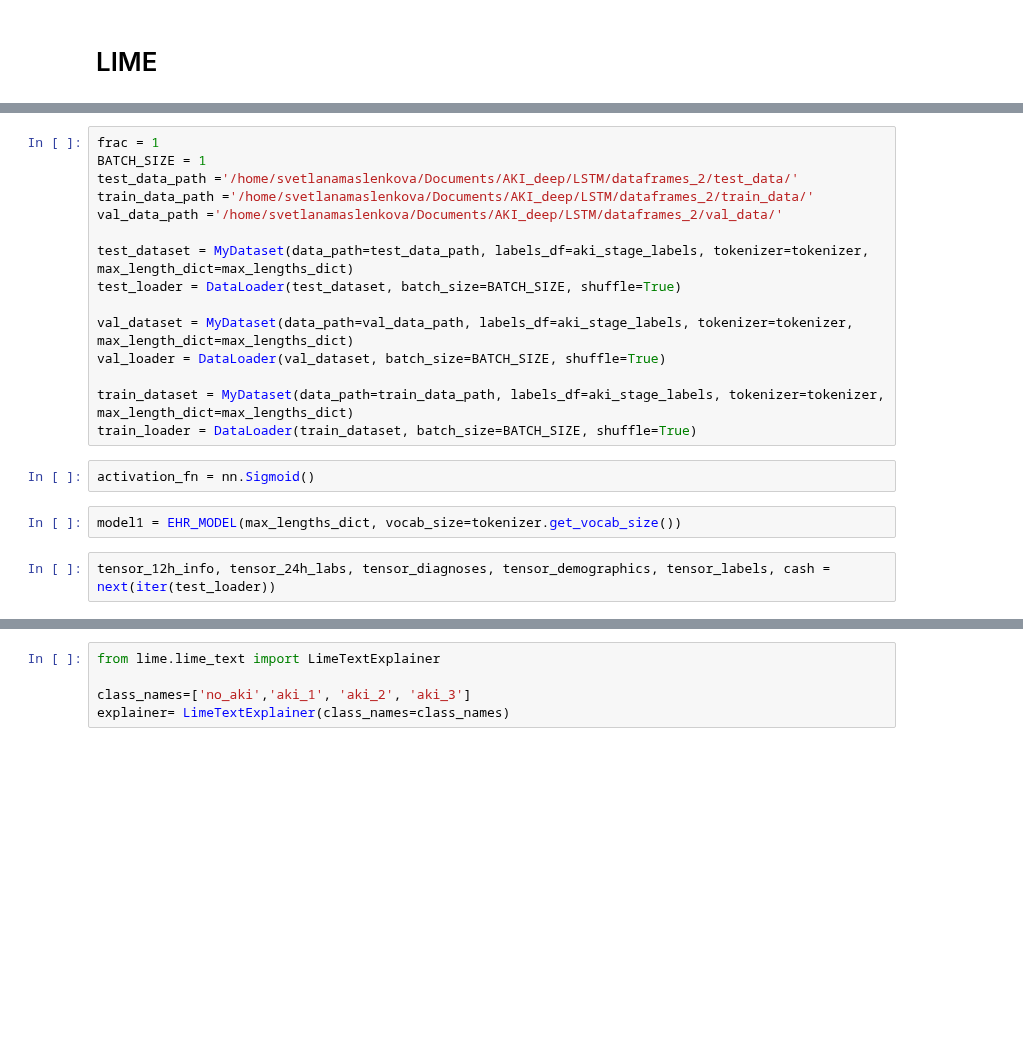
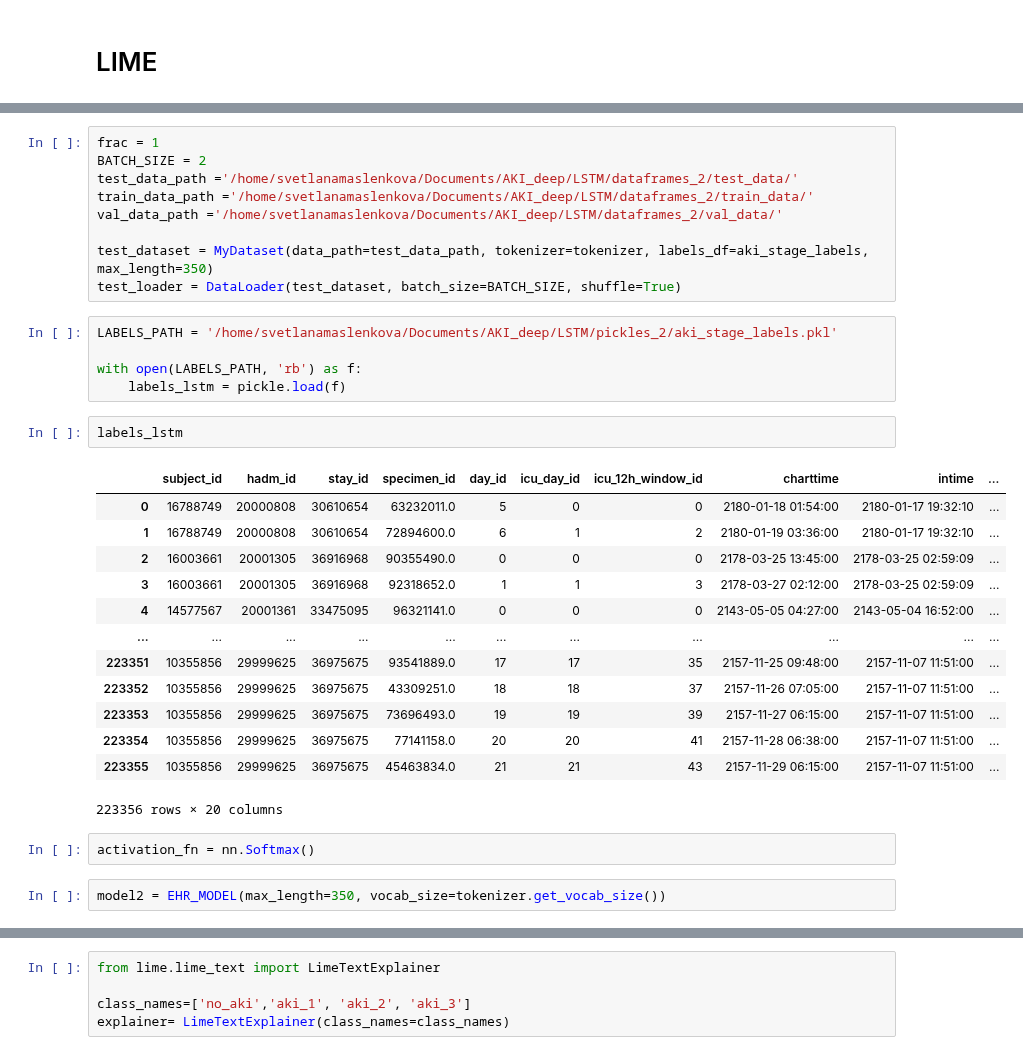
Before and after one commit to maslenkovas/aki_prediction, a Jupyter notebook: other/icu_lstm_model.ipynb, the cells around one changed output, grey strips where cells are left out. Cells and saved outputs as stored; diff of their text form; blank space fills up the shorter version.

```diff
--- a/other/icu_lstm_model.ipynb
+++ b/other/icu_lstm_model.ipynb
@@ -1773,24 +2555,37 @@ Precision 50.0% , Sensitivity 0.01
 # %%
 frac = 1
-BATCH_SIZE = 1
+BATCH_SIZE = 2
 test_data_path ='/home/svetlanamaslenkova/Documents/AKI_deep/LSTM/dataframes_2/test_data/'
 train_data_path ='/home/svetlanamaslenkova/Documents/AKI_deep/LSTM/dataframes_2/train_data/'
 val_data_path ='/home/svetlanamaslenkova/Documents/AKI_deep/LSTM/dataframes_2/val_data/'
 
-test_dataset = MyDataset(data_path=test_data_path, labels_df=aki_stage_labels, tokenizer=tokenizer, max_length_dict=max_lengths_dict)
+test_dataset = MyDataset(data_path=test_data_path, tokenizer=tokenizer, labels_df=aki_stage_labels, max_length=350)
 test_loader = DataLoader(test_dataset, batch_size=BATCH_SIZE, shuffle=True)
-
-val_dataset = MyDataset(data_path=val_data_path, labels_df=aki_stage_labels, tokenizer=tokenizer, max_length_dict=max_lengths_dict)
-val_loader = DataLoader(val_dataset, batch_size=BATCH_SIZE, shuffle=True)
-
-train_dataset = MyDataset(data_path=train_data_path, labels_df=aki_stage_labels, tokenizer=tokenizer, max_length_dict=max_lengths_dict)
-train_loader = DataLoader(train_dataset, batch_size=BATCH_SIZE, shuffle=True)
+# %%
+LABELS_PATH = '/home/svetlanamaslenkova/Documents/AKI_deep/LSTM/pickles_2/aki_stage_labels.pkl'
+
+with open(LABELS_PATH, 'rb') as f:
+    labels_lstm = pickle.load(f)
+# %%
+labels_lstm
+# %% [output]
+|  | subject_id | hadm_id | stay_id | specimen_id | day_id | icu_day_id | icu_12h_window_id | charttime | intime | ... |
+| 0 | 16788749 | 20000808 | 30610654 | 63232011.0 | 5 | 0 | 0 | 2180-01-18 01:54:00 | 2180-01-17 19:32:10 | ... |
+| 1 | 16788749 | 20000808 | 30610654 | 72894600.0 | 6 | 1 | 2 | 2180-01-19 03:36:00 | 2180-01-17 19:32:10 | ... |
+| 2 | 16003661 | 20001305 | 36916968 | 90355490.0 | 0 | 0 | 0 | 2178-03-25 13:45:00 | 2178-03-25 02:59:09 | ... |
+| 3 | 16003661 | 20001305 | 36916968 | 92318652.0 | 1 | 1 | 3 | 2178-03-27 02:12:00 | 2178-03-25 02:59:09 | ... |
+| 4 | 14577567 | 20001361 | 33475095 | 96321141.0 | 0 | 0 | 0 | 2143-05-05 04:27:00 | 2143-05-04 16:52:00 | ... |
+| ... | ... | ... | ... | ... | ... | ... | ... | ... | ... | ... |
+| 223351 | 10355856 | 29999625 | 36975675 | 93541889.0 | 17 | 17 | 35 | 2157-11-25 09:48:00 | 2157-11-07 11:51:00 | ... |
+| 223352 | 10355856 | 29999625 | 36975675 | 43309251.0 | 18 | 18 | 37 | 2157-11-26 07:05:00 | 2157-11-07 11:51:00 | ... |
+| 223353 | 10355856 | 29999625 | 36975675 | 73696493.0 | 19 | 19 | 39 | 2157-11-27 06:15:00 | 2157-11-07 11:51:00 | ... |
+| 223354 | 10355856 | 29999625 | 36975675 | 77141158.0 | 20 | 20 | 41 | 2157-11-28 06:38:00 | 2157-11-07 11:51:00 | ... |
+| 223355 | 10355856 | 29999625 | 36975675 | 45463834.0 | 21 | 21 | 43 | 2157-11-29 06:15:00 | 2157-11-07 11:51:00 | ... |
+223356 rows × 20 columns
 # %%
-activation_fn = nn.Sigmoid()
+activation_fn = nn.Softmax()
 # %%
-model1 = EHR_MODEL(max_lengths_dict, vocab_size=tokenizer.get_vocab_size())
+model2 = EHR_MODEL(max_length=350, vocab_size=tokenizer.get_vocab_size())
-# %%
-tensor_12h_info, tensor_24h_labs, tensor_diagnoses, tensor_demographics, tensor_labels, cash = next(iter(test_loader))
 # %%
 cash
 # %% [output]
```
Also changed, not shown: parts of 36 cells of this notebook, 1 other file.
